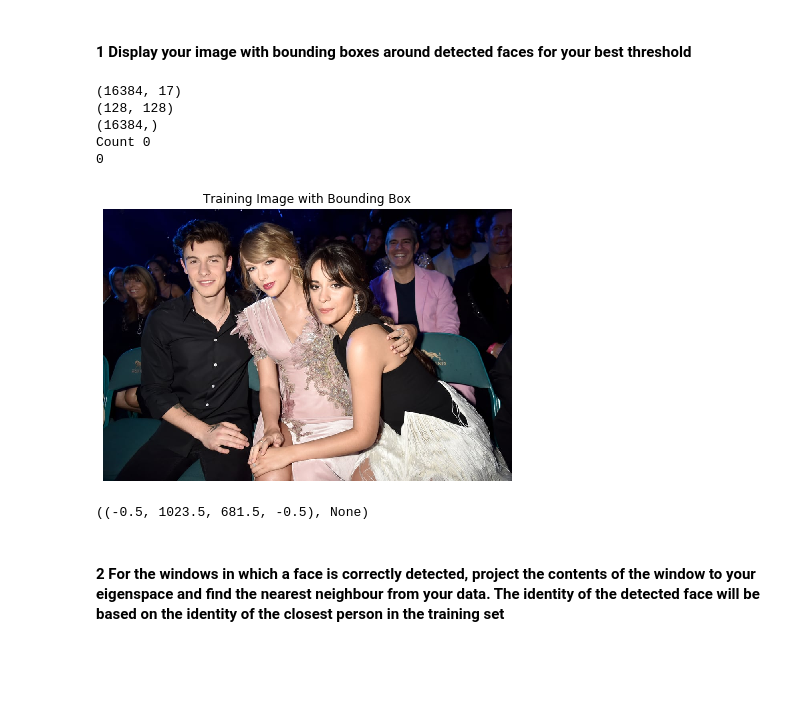
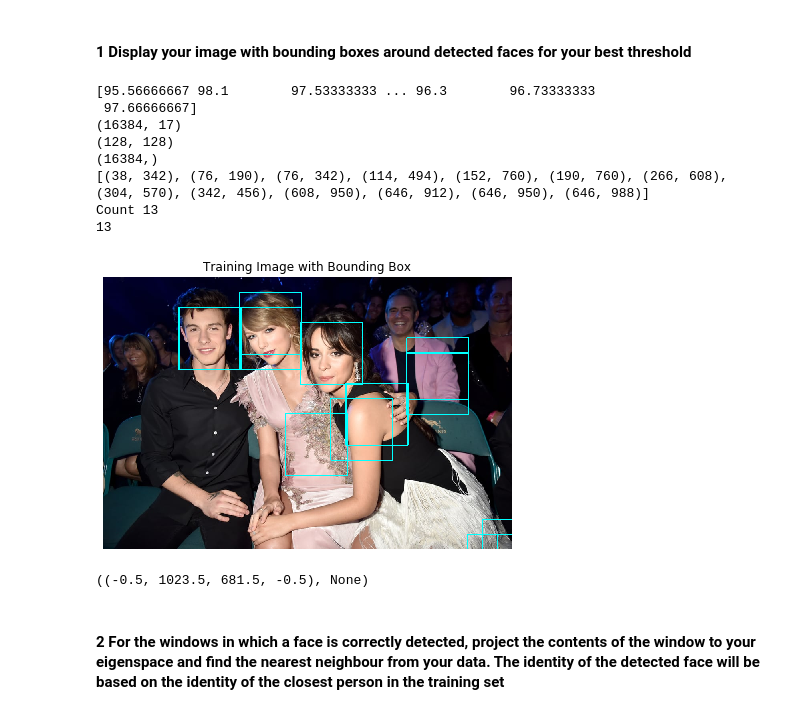
Before and after one commit to FulinHuang/Computer-Vision, a Jupyter notebook: A4_Face_Detection_Recognition/A4_Face_Detection_Recognition.ipynb, the cells around one changed output. Drawn from its saved outputs; the diff is of its cells as text; code cells hidden in the pictures; blank space fills up the shorter version.

```diff
--- a/A4_Face_Detection_Recognition/A4_Face_Detection_Recognition.ipynb
+++ b/A4_Face_Detection_Recognition/A4_Face_Detection_Recognition.ipynb
@@ -186,7 +213,7 @@ Number of Eigenvector  30
 # %% [markdown]
 #### 3  Plot the normalized variance (eigenvalues) against the eigenvector number used for computation.
 # %%
-y = variance[:k]
+y = var_exp[:k]
 print("Normalized variance ", y)
 
 # Plot Diagram
@@ -346,17 +465,8 @@ From the result above, there is only a very small difference between the accurar
 # %% [markdown]
 #### 1 Display your image with bounding boxes around detected faces for your best threshold
 # %%
-test_image_gray = test_image
-test_image_gray = cv2.cvtColor(test_image_gray, cv2.COLOR_BGR2GRAY)
-test_average_face = average_face
-
-test_new_matrix = new_matrix
-print(test_new_matrix.shape)
-print(image.shape)
-print(test_average_face.shape)
-
 # Create a sliding window to extract small portion of image from the test image
-def slidingWindow(image, stepSize, windowSize, test_new_matrix, threshold, average_weight_vector):
+def slidingWindow(image, stepSize, eigen_average_face, windowSize, test_new_matrix, threshold, average_weight_vector):
     count = 0
     y_pos = []
     x_pos = []
@@ -364,8 +474,8 @@ def slidingWindow(image, stepSize, windowSize, test_new_matrix, threshold, avera
     w = image.shape[1]
     y1 = windowSize[0]
     x1 = windowSize[1]
-    max_val = 2000
     detected_face_eigenspace = []
+
 
     # define window size and step size
     for y in range (0, h, stepSize):
@@ -374,55 +484,85 @@ def slidingWindow(image, stepSize, windowSize, test_new_matrix, threshold, avera
             # Extract image
             window_image = image[y:y + y1, x: x + x1]
             window_image = cv2.resize(window_image, (128, 128)).ravel()
-            window_image = np.subtract(window_image, test_average_face).ravel()
+#             window_image = np.subtract(window_image, eigen_average_face).ravel()
 
             # Reconstruction
-            test_reconstruct_value = np.zeros(test_new_matrix.shape[0]).ravel()
+            vector = []
             reconstruction_weight_vector = 0
+            for i in range(test_new_matrix.shape[1]):
+                test_value = 0
 
-            vector = []
+                test_value = np.dot(window_image, test_new_matrix[:,i])
+                vector.append(test_value)
+            vector = vector/np.linalg.norm(vector)
+
+
             for i in range(test_new_matrix.shape[1]):
-                test_value = np.dot(window_image, test_new_matrix[:,i])
-                reconstruction_weight_vector += test_value * test_new_matrix[:,i]
-            reconstruction_weight_vector += test_average_face
+
+                reconstruction_weight_vector += vector[i] * test_new_matrix[:,i]
+
+            reconstruction_weight_vector /= np.linalg.norm(reconstruction_weight_vector)
+#             print(reconstruction_weight_vector)
+            reconstruction_weight_vector += eigen_average_face
 
             distance = cv2.norm(reconstruction_weight_vector - window_image,cv2.NORM_L2)
 
             if distance < threshold:
+#                 print("distance",distance)
+
                 count += 1
                 y_pos.append(y)
                 x_pos.append(x)
+
                 detected_face_eigenspace.append(reconstruction_weight_vector)
 
     position_pair = [(y_pos[i], x_pos[i]) for i in range(len(y_pos))]
+    print(position_pair)
     return count, position_pair,detected_face_eigenspace
 
-stepSize =  40# 24 #40
-windowSize = [175, 175]    #145
-threshold = 16500 # 8500  #7900
+test_image_gray = test_image.copy()
+test_image_gray = cv2.cvtColor(test_image_gray, cv2.COLOR_BGR2GRAY)
+test_average_face = average_face
+print(test_average_face)
+test_new_matrix = new_matrix
+print(test_new_matrix.shape)
+print(image.shape)
+print(test_average_face.shape)
+
+
+eigen_average_face= test_average_face
+
+stepSize =  38# 24 #40
+windowSize = [155, 155]    #145
+threshold = 8000# 16500 # 8500  #7900
 # Extract window from test image
-count, position_pair, detected_face_eigenspace = slidingWindow(test_image_gray, stepSize, windowSize, test_new_matrix, threshold, average_weight_vector)
 
-print("Count", count)
+# 40, 145, 8000
+count_image, position_pair, detected_face_eigenspace = slidingWindow(test_image_gray, stepSize, eigen_average_face, windowSize, test_new_matrix, threshold, average_weight_vector)
+
+print("Count", count_image)
 print(len(position_pair))
 
 # Display test image with bounding boxes
 bounding_box_image = test_image.copy()
 plt.figure(figsize=(15,5))
 for i in range(len(position_pair)):
     x_pos = position_pair[i][1]
     y_pos = position_pair[i][0]
-    cv2.rectangle(bounding_box_image, (x_pos, y_pos), (x_pos+windowSize[1], y_pos+windowSize[0]), (0, 255, 255), 2)
+    cv2.rectangle(bounding_box_image,(x_pos, y_pos), (x_pos+windowSize[1], y_pos+windowSize[0]), (0, 255, 255), 2)
 
 plt.imshow(bounding_box_image), plt.title("Training Image with Bounding Box")
 plt.axis('off'),plt.show()
 # %% [output]
+[95.56666667 98.1        97.53333333 ... 96.3        96.73333333
+ 97.66666667]
 (16384, 17)
 (128, 128)
 (16384,)
-Count 0
-0
+[(38, 342), (76, 190), (76, 342), (114, 494), (152, 760), (190, 760), (266, 608), (304, 570), (342, 456), (608, 950), (646, 912), (646, 950), (646, 988)]
+Count 13
+13
-[figure, old version]
+[figure, new version]
 ((-0.5, 1023.5, 681.5, -0.5), None)
 # %% [markdown]
 #### 2 For the windows in which a face is correctly detected, project the contents of the window to your eigenspace and find the nearest neighbour from your data. The identity of the detected face will be based on the identity of the closest person in the training set
```
Also changed, not shown: parts of 9 cells of this notebook.
